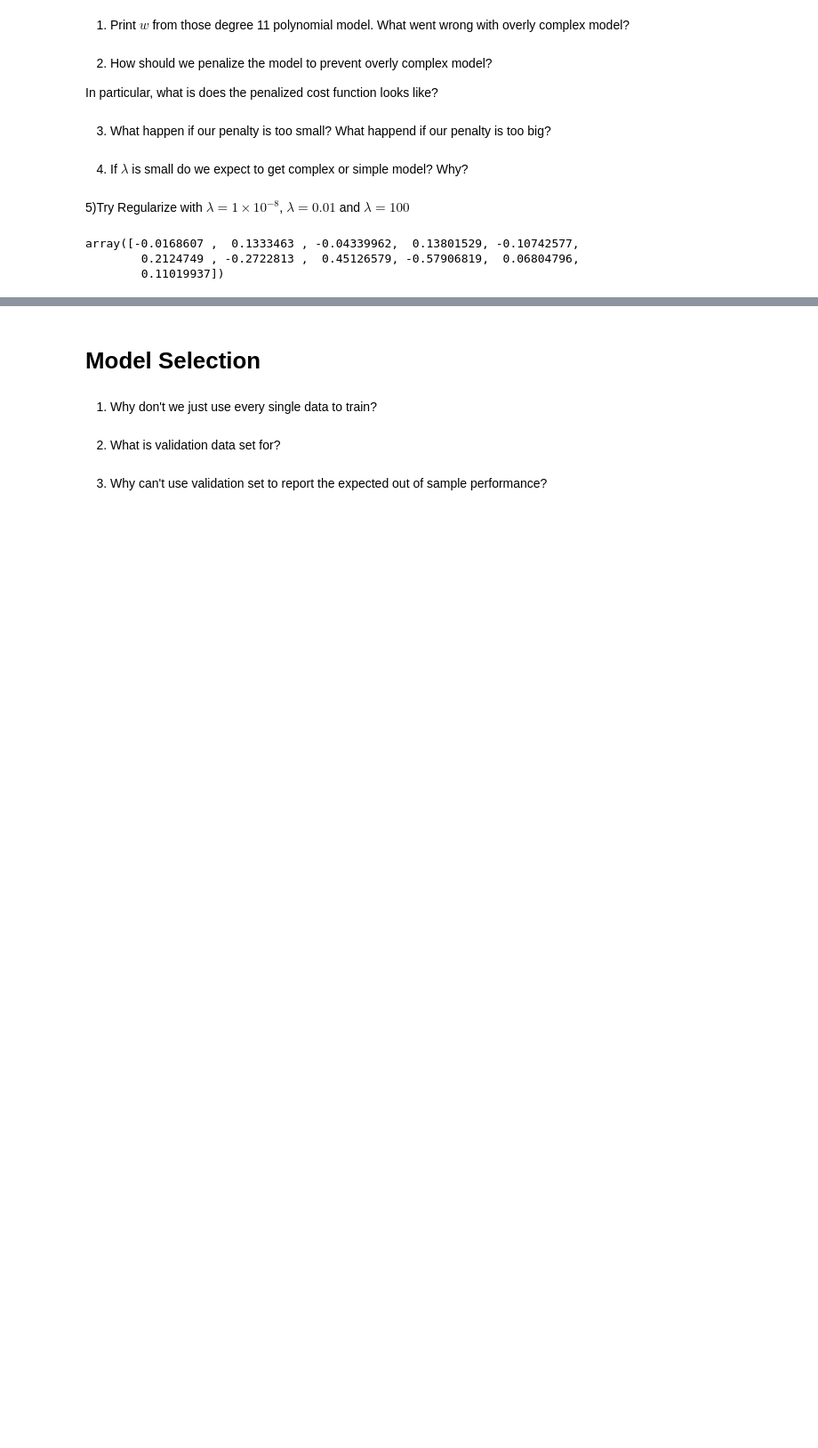
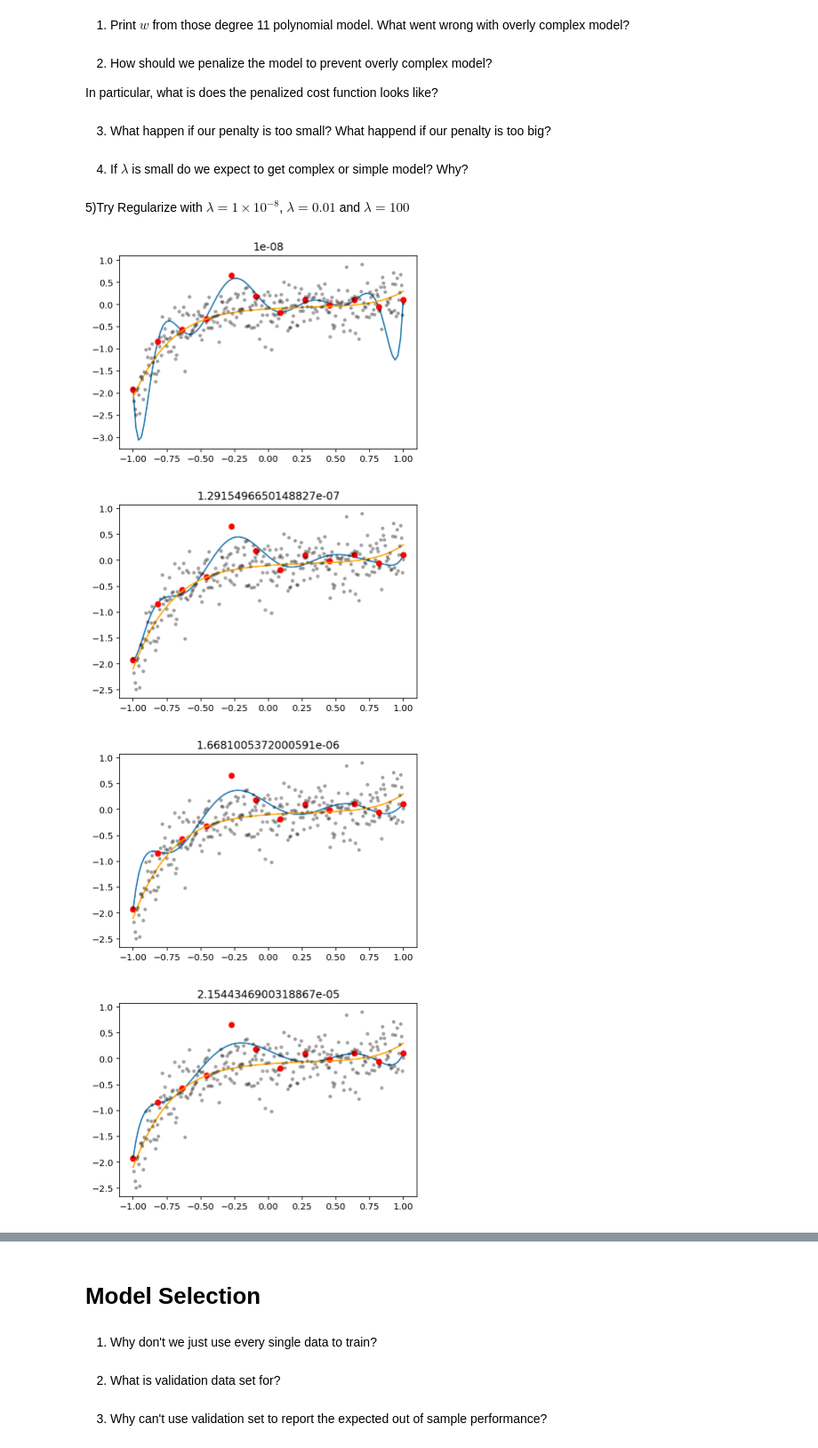
Before and after one commit to muic-pattern-rekt-2018/Exercise03-Generalization-Regularization, a Jupyter notebook: Exercise 03 Generalization and Regularization.ipynb, the cells around one changed output, grey strips where cells are left out. Shown at 89% size. Saved outputs shown, nothing was run; the diff lists cells and outputs as text; code cells hidden in the pictures; blank space fills up the shorter version.

```diff
--- a/Exercise 03 Generalization and Regularization.ipynb
+++ b/Exercise 03 Generalization and Regularization.ipynb
@@ -203,24 +203,36 @@ In particular, what is does the penalized cost function looks like?
 # %%
 from scipy.optimize import minimize
 
 def get_line(xs, ys, deg, lbd):
 
     def cost(w):
         guess = np.polyval(w, xs)
         error = sum((ys - guess)**2) / len(ys)
         reg = sum(w[:-1]**2)
         return error + lbd * reg
 
     res = minimize(cost, [0.]*(deg+1))
     return res.x
 
-for lbd in 10**np.linspace(-8,2):
-    w = get_line(xs, ys, 10, lbd=1e-2)
+
+e_in = []
+e_out = []
+
+for lbd in 10**np.linspace(-8,2,10):
+    plt.figure()
+    w = get_line(xs, ys, 10, lbd=lbd)
     guess_xs = np.linspace(-1,1, 100)
     guess_ys = np.polyval(w, guess_xs)
+    e_in.append(error_in(w))
+    e_out.append(error_out(w))
     plt.plot(guess_xs, guess_ys)
-    plt.plot(bg)
+    plot_bg()
+    plt.title(lbd)
+
+plt.figure()
+plt.plot
 # %% [output]
-array([-0.0168607 ,  0.1333463 , -0.04339962,  0.13801529, -0.10742577,
-        0.2124749 , -0.2722813 ,  0.45126579, -0.57906819,  0.06804796,
-        0.11019937])
+[figure, added]
+[figure, added]
+[figure, added]
+[figure, added]
```
Also changed, not shown: parts of 1 cell of this notebook.
